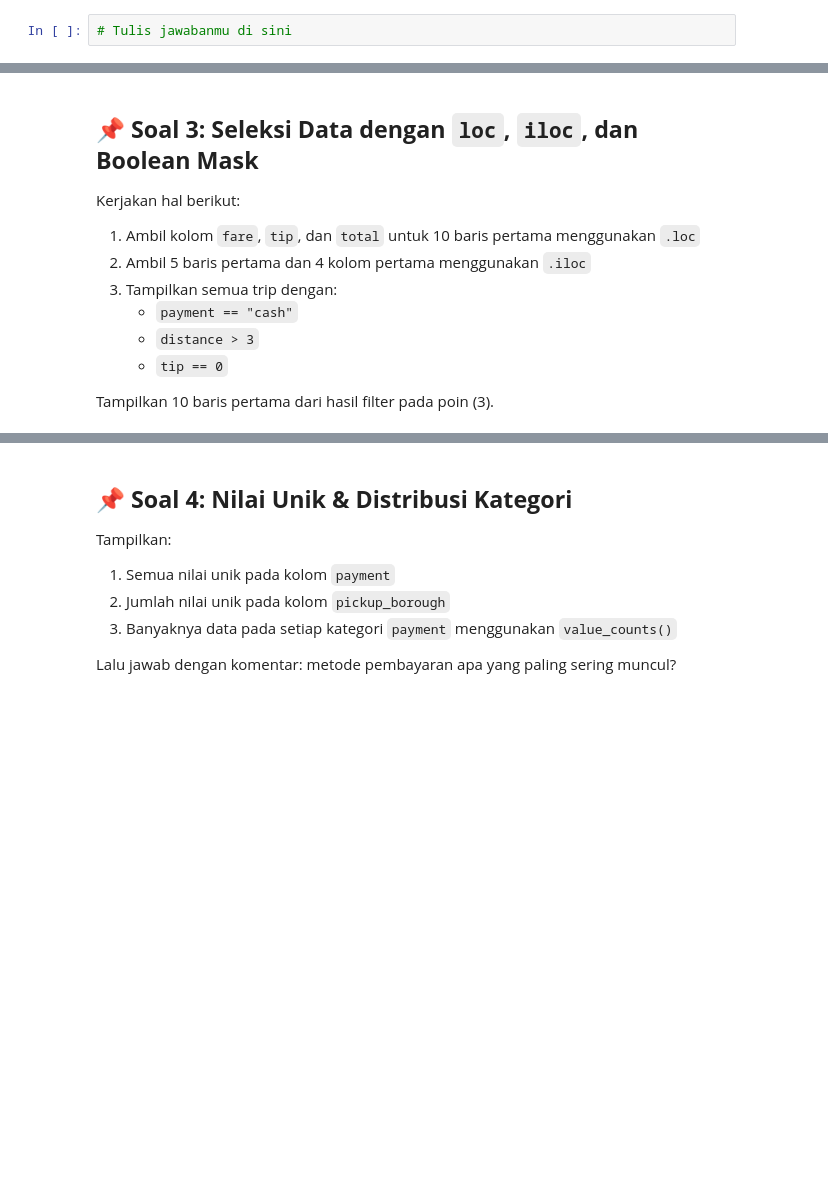
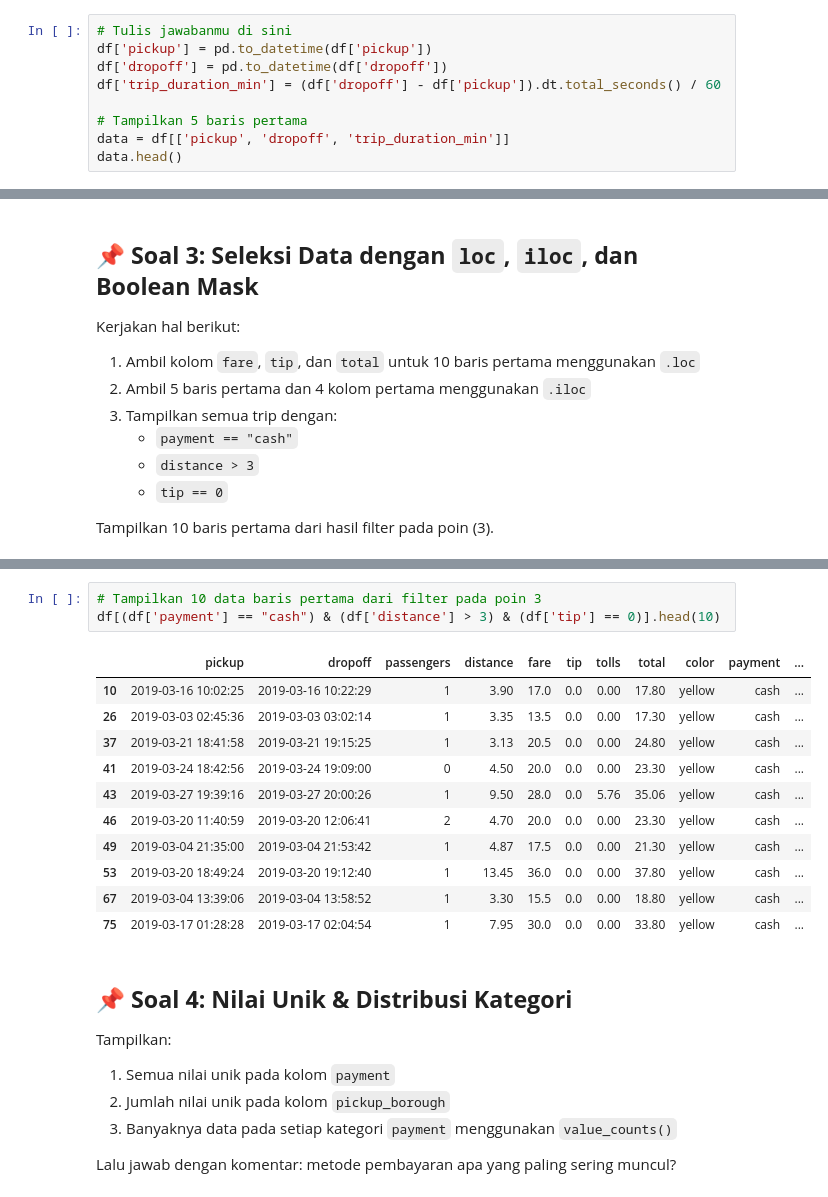
Before and after one commit to nfdhlarkn/8-Naufal, a Jupyter notebook: Workshop-Python-for-Data-Science/Penugasan/tugas-pandas.ipynb, the cells around one changed output, grey strips where cells are left out. Saved outputs shown, nothing was run; the diff lists cells and outputs as text; blank space fills up the shorter version.

```diff
--- a/Workshop-Python-for-Data-Science/Penugasan/tugas-pandas.ipynb
+++ b/Workshop-Python-for-Data-Science/Penugasan/tugas-pandas.ipynb
@@ -51,3 +121,10 @@ Setelah itu:
 2. tampilkan rata-rata durasi perjalanan
 # %%
 # Tulis jawabanmu di sini
+df['pickup'] = pd.to_datetime(df['pickup'])
+df['dropoff'] = pd.to_datetime(df['dropoff'])
+df['trip_duration_min'] = (df['dropoff'] - df['pickup']).dt.total_seconds() / 60
+
+# Tampilkan 5 baris pertama
+data = df[['pickup', 'dropoff', 'trip_duration_min']]
+data.head()
@@ -68,3 +181,18 @@ Tampilkan 10 baris pertama dari hasil filter pada poin (3).
+# %%
+# Tampilkan 10 data baris pertama dari filter pada poin 3
+df[(df['payment'] == "cash") & (df['distance'] > 3) & (df['tip'] == 0)].head(10)
+# %% [output]
+|  | pickup | dropoff | passengers | distance | fare | tip | tolls | total | color | payment | ... |
+| 10 | 2019-03-16 10:02:25 | 2019-03-16 10:22:29 | 1 | 3.90 | 17.0 | 0.0 | 0.00 | 17.80 | yellow | cash | ... |
+| 26 | 2019-03-03 02:45:36 | 2019-03-03 03:02:14 | 1 | 3.35 | 13.5 | 0.0 | 0.00 | 17.30 | yellow | cash | ... |
+| 37 | 2019-03-21 18:41:58 | 2019-03-21 19:15:25 | 1 | 3.13 | 20.5 | 0.0 | 0.00 | 24.80 | yellow | cash | ... |
+| 41 | 2019-03-24 18:42:56 | 2019-03-24 19:09:00 | 0 | 4.50 | 20.0 | 0.0 | 0.00 | 23.30 | yellow | cash | ... |
+| 43 | 2019-03-27 19:39:16 | 2019-03-27 20:00:26 | 1 | 9.50 | 28.0 | 0.0 | 5.76 | 35.06 | yellow | cash | ... |
+| 46 | 2019-03-20 11:40:59 | 2019-03-20 12:06:41 | 2 | 4.70 | 20.0 | 0.0 | 0.00 | 23.30 | yellow | cash | ... |
+| 49 | 2019-03-04 21:35:00 | 2019-03-04 21:53:42 | 1 | 4.87 | 17.5 | 0.0 | 0.00 | 21.30 | yellow | cash | ... |
+| 53 | 2019-03-20 18:49:24 | 2019-03-20 19:12:40 | 1 | 13.45 | 36.0 | 0.0 | 0.00 | 37.80 | yellow | cash | ... |
+| 67 | 2019-03-04 13:39:06 | 2019-03-04 13:58:52 | 1 | 3.30 | 15.5 | 0.0 | 0.00 | 18.80 | yellow | cash | ... |
+| 75 | 2019-03-17 01:28:28 | 2019-03-17 02:04:54 | 1 | 7.95 | 30.0 | 0.0 | 0.00 | 33.80 | yellow | cash | ... |
 # %% [markdown]
 ## **📌 Soal 4: Nilai Unik & Distribusi Kategori**
 
```
Also changed, not shown: parts of 22 cells of this notebook.
